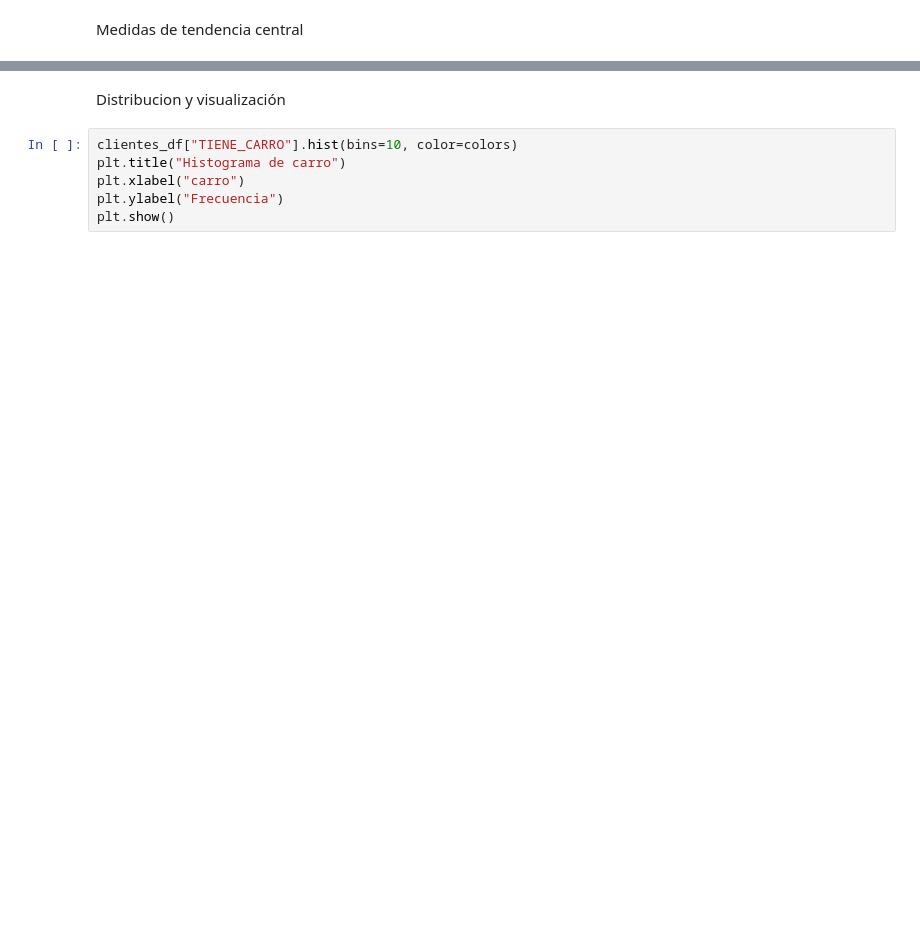
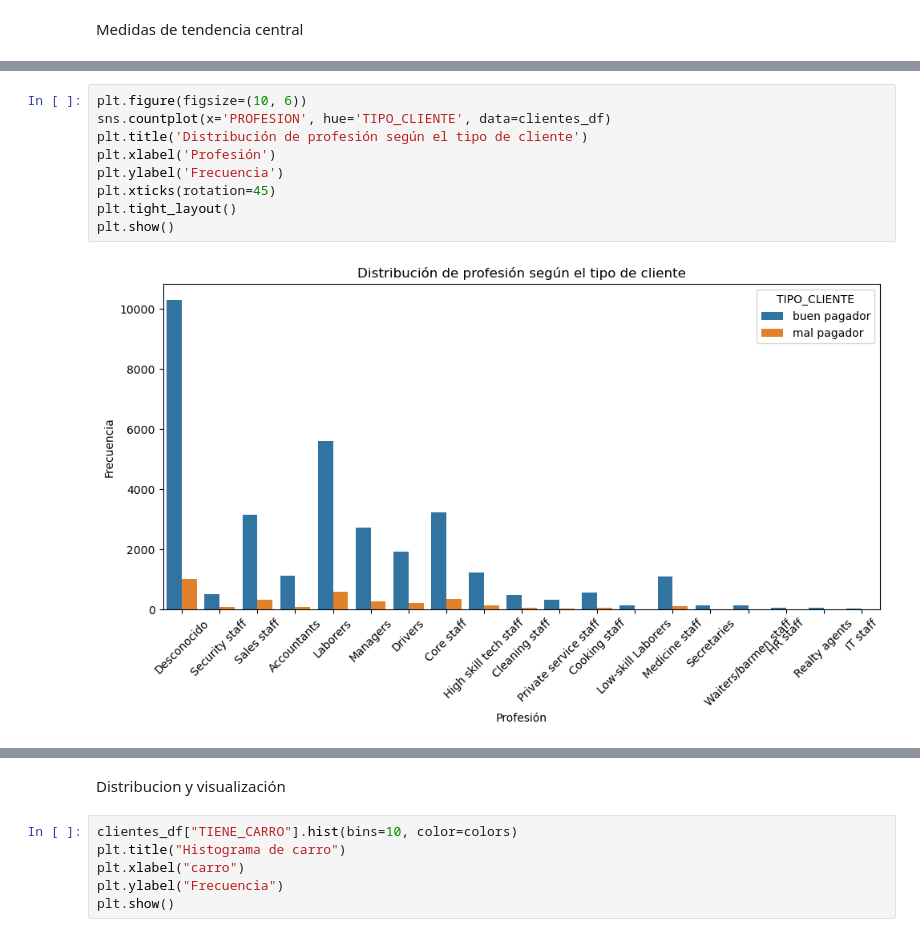
Before and after one commit to ajalca/cbe_customer_classification, a Jupyter notebook: VISA - Grupo 5.ipynb, the cells around one changed output, grey strips where cells are left out. Drawn from its saved outputs; the diff is of its cells as text; blank space fills up the shorter version.

```diff
--- a/VISA - Grupo 5.ipynb
+++ b/VISA - Grupo 5.ipynb
@@ -574,0 +668,11 @@ colors=(0.1, 0.2, 0.5, 0.95)
+# %%
+plt.figure(figsize=(10, 6))
+sns.countplot(x='PROFESION', hue='TIPO_CLIENTE', data=clientes_df)
+plt.title('Distribución de profesión según el tipo de cliente')
+plt.xlabel('Profesión')
+plt.ylabel('Frecuencia')
+plt.xticks(rotation=45)
+plt.tight_layout()
+plt.show()
+# %% [output]
+[figure, added]
```
Also changed, not shown: parts of 48 cells of this notebook.
